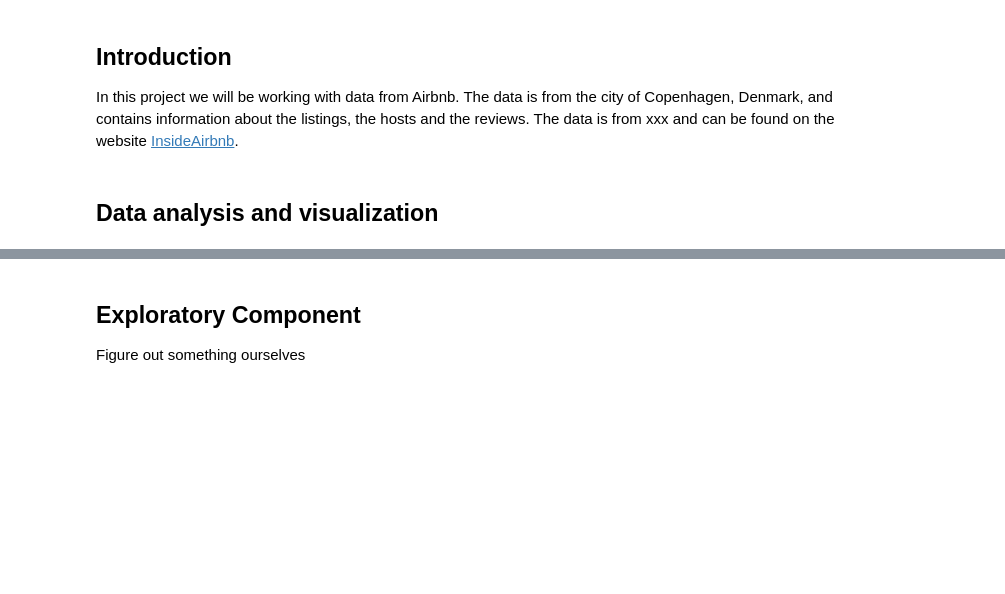
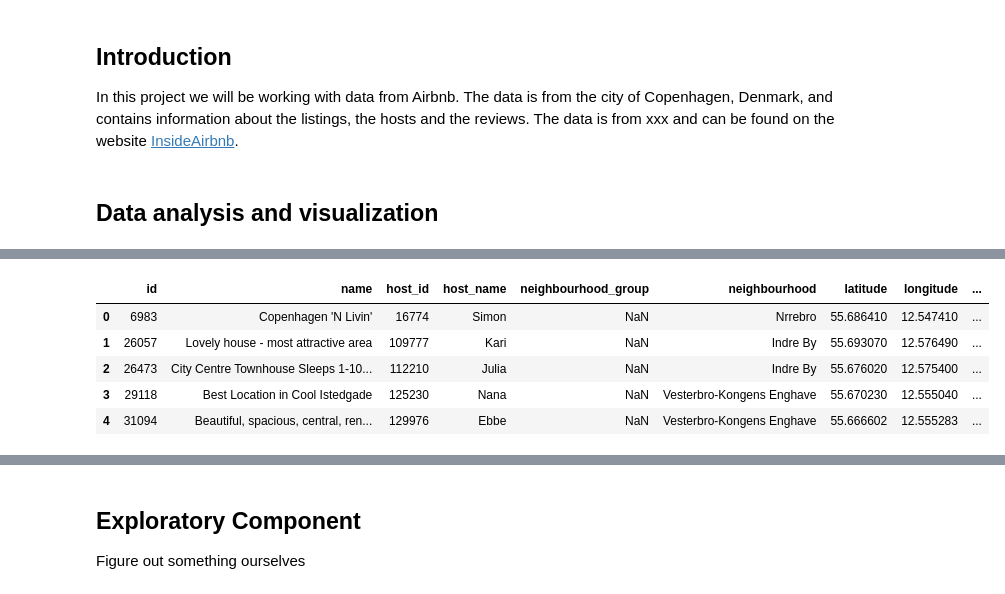
Before and after one commit to s180820/42184_AirbnbProject, a Jupyter notebook: Airbnb_project.ipynb, the cells around one changed output, grey strips where cells are left out. Saved outputs shown, nothing was run; the diff lists cells and outputs as text; code cells hidden in the pictures; blank space fills up the shorter version.

```diff
--- a/Airbnb_project.ipynb
+++ b/Airbnb_project.ipynb
@@ -57,0 +64,9 @@ df_listings = pd.merge(listings, listings_gz, on = ['host_id','id'])
+# %%
+listings.head()
+# %% [output]
+|  | id | name | host_id | host_name | neighbourhood_group | neighbourhood | latitude | longitude | ... |
+| 0 | 6983 | Copenhagen 'N Livin' | 16774 | Simon | NaN | Nrrebro | 55.686410 | 12.547410 | ... |
+| 1 | 26057 | Lovely house - most attractive area | 109777 | Kari | NaN | Indre By | 55.693070 | 12.576490 | ... |
+| 2 | 26473 | City Centre Townhouse Sleeps 1-10... | 112210 | Julia | NaN | Indre By | 55.676020 | 12.575400 | ... |
+| 3 | 29118 | Best Location in Cool Istedgade | 125230 | Nana | NaN | Vesterbro-Kongens Enghave | 55.670230 | 12.555040 | ... |
+| 4 | 31094 | Beautiful, spacious, central, ren... | 129976 | Ebbe | NaN | Vesterbro-Kongens Enghave | 55.666602 | 12.555283 | ... |
```
Also changed, not shown: parts of 19 cells of this notebook.
